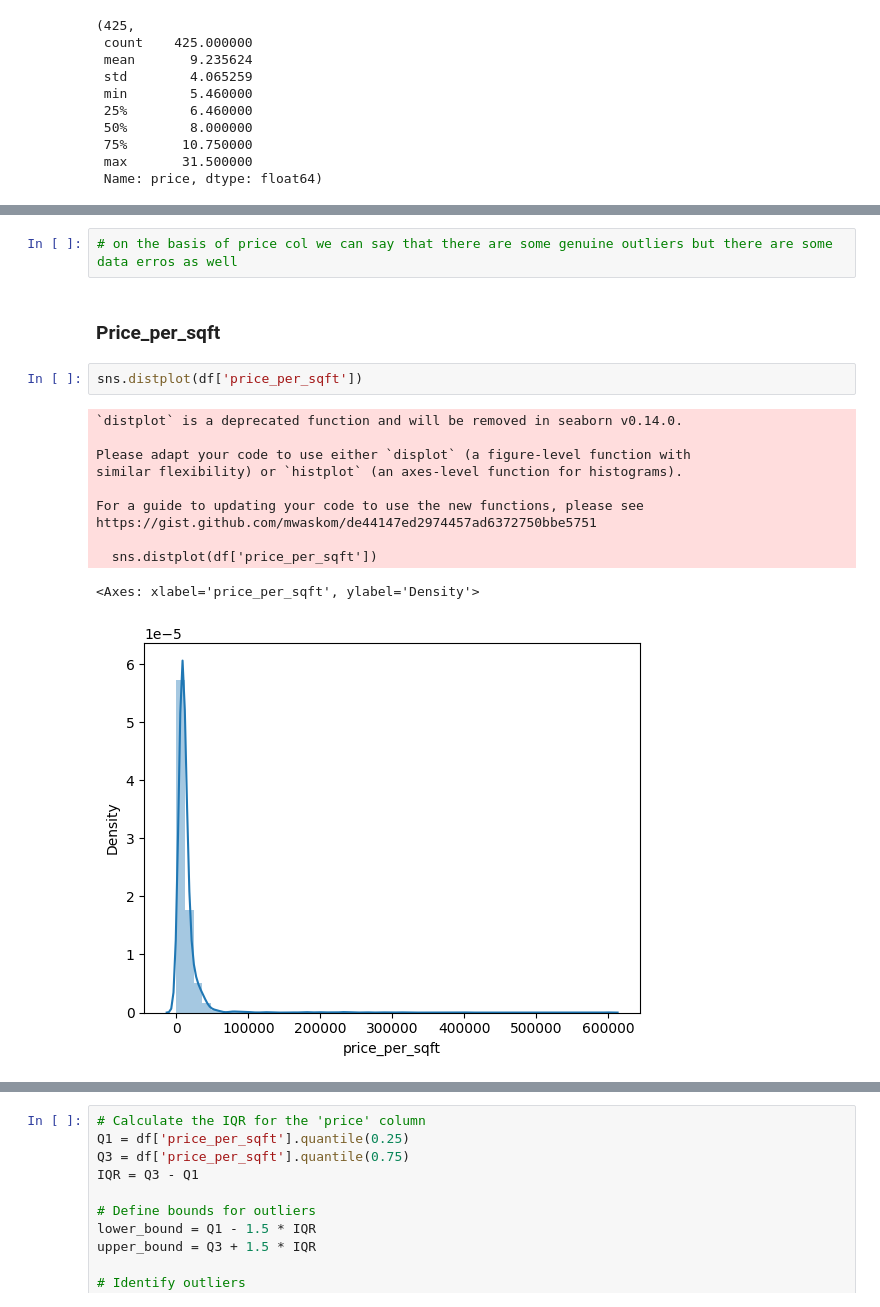
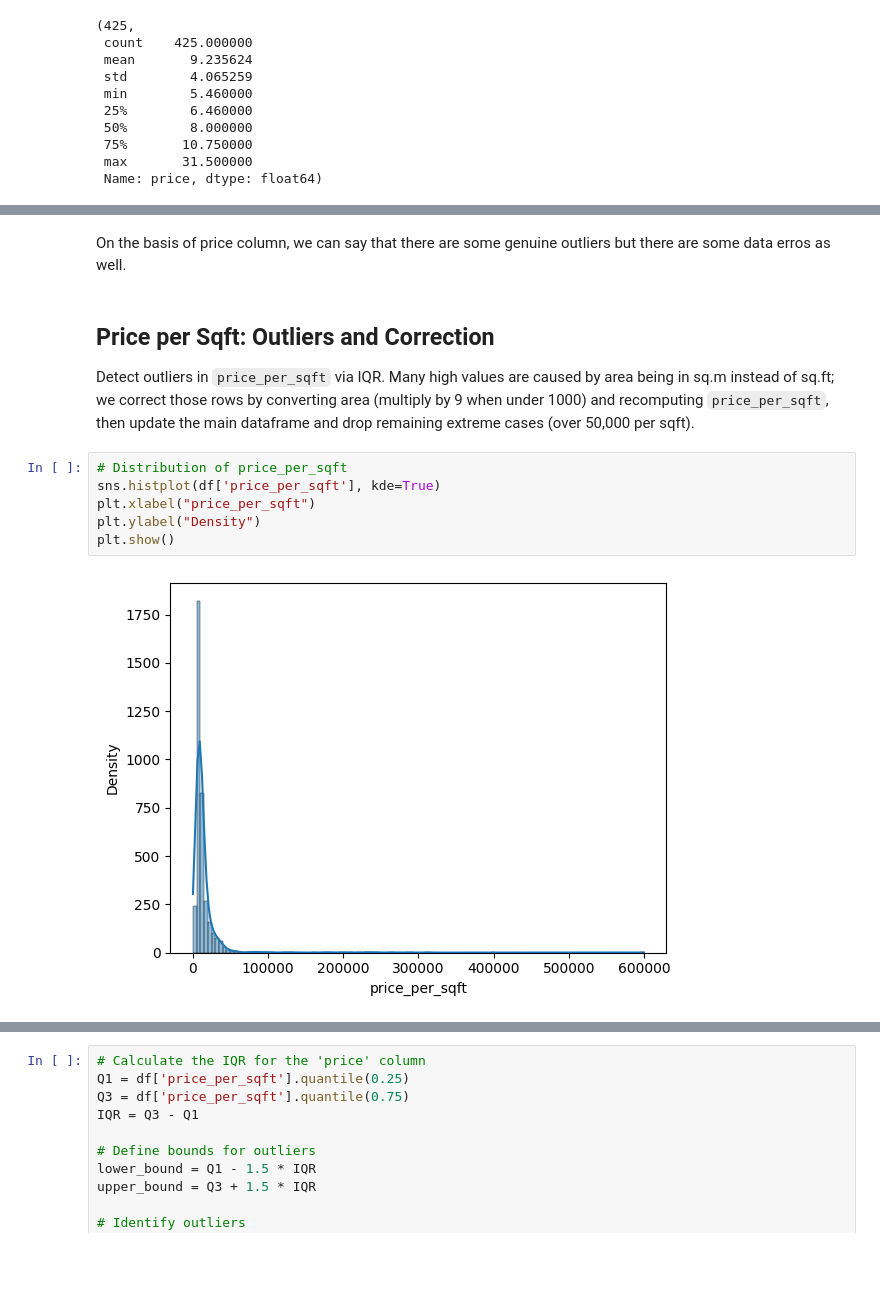
Before and after one commit to Areeb-Ahmd/Habitalytics-DataDrivenRealty, a Jupyter notebook: notebooks/05_outlier_detection/outlier-treatment.ipynb, the cells around one changed output, grey strips where cells are left out. Drawn from its saved outputs; the diff is of its cells as text; blank space fills up the shorter version.

Commit message:
Updated outlier treatment notebook.

```diff
--- a/notebooks/05_outlier_detection/outlier-treatment.ipynb
+++ b/notebooks/05_outlier_detection/outlier-treatment.ipynb
@@ -99,22 +107,18 @@ outliers.sort_values('price',ascending=False).head(20)
 | 2739 | house | vipul tatvam villa | sector 48 | 18.50 | 26428.0 | 7000.0 | Plot area 7000(650.32 sq.m.) | 4 | 4 | ... |
 | 818 | house | independent | sector 26 | 18.40 | 1859.0 | 98978.0 | Plot area 502(419.74 sq.m.)Carpet... | 6 | 8 | ... |
 | 426 | house | independent | sector 26 | 18.25 | 18250.0 | 10000.0 | Plot area 550(51.1 sq.m.)Carpet a... | 7 | 9 | ... |
-# %%
-# on the basis of price col we can say that there are some genuine outliers but there are some data erros as well
+# %% [markdown]
+ On the basis of price column, we can say that there are some genuine outliers but there are some data erros as well.
 # %% [markdown]
-### Price_per_sqft
+## Price per Sqft: Outliers and Correction
+
+Detect outliers in `price_per_sqft` via IQR. Many high values are caused by area being in sq.m instead of sq.ft; we correct those rows by converting area (multiply by 9 when under 1000) and recomputing `price_per_sqft`, then update the main dataframe and drop remaining extreme cases (over 50,000 per sqft).
 # %%
-sns.distplot(df['price_per_sqft'])
+# Distribution of price_per_sqft
+sns.histplot(df['price_per_sqft'], kde=True)
+plt.xlabel("price_per_sqft")
+plt.ylabel("Density")
+plt.show()
 # %% [output]
-`distplot` is a deprecated function and will be removed in seaborn v0.14.0.
-
-Please adapt your code to use either `displot` (a figure-level function with
-similar flexibility) or `histplot` (an axes-level function for histograms).
-
-For a guide to updating your code to use the new functions, please see
-https://gist.github.com/mwaskom/de44147ed2974457ad6372750bbe5751
-
-  sns.distplot(df['price_per_sqft'])
-<Axes: xlabel='price_per_sqft', ylabel='Density'>
-[figure, old version]
+[figure, new version]
 # %%
```
Also changed, not shown: parts of 71 cells of this notebook.
